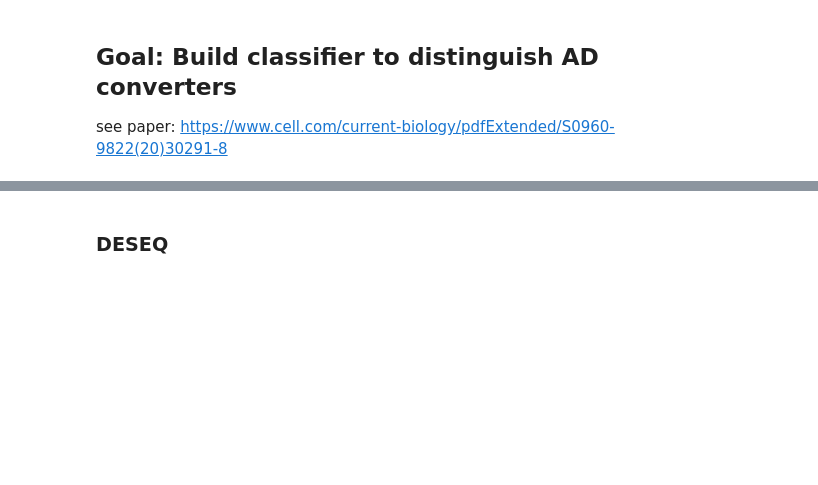
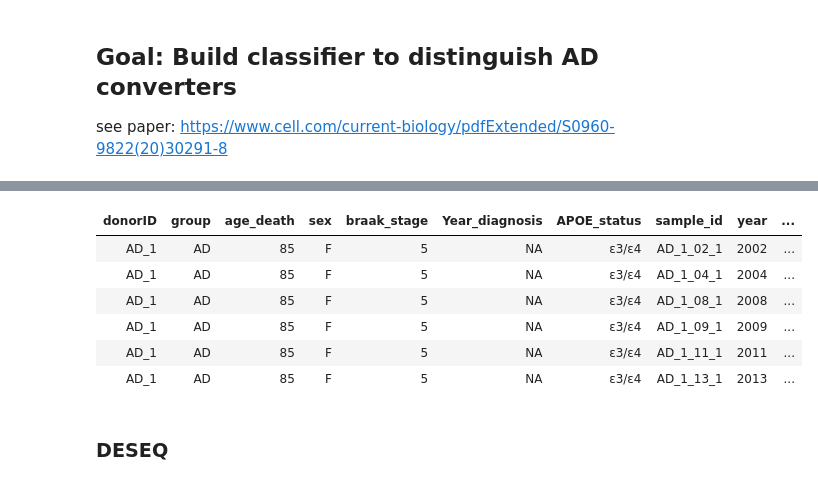
Before and after one commit to nataliedef/cse283_2021, a Jupyter notebook: initial_analysis.ipynb, the cells around one changed output, grey strips where cells are left out. Saved outputs shown, nothing was run; the diff lists cells and outputs as text; code cells hidden in the pictures; blank space fills up the shorter version.

```diff
--- a/initial_analysis.ipynb
+++ b/initial_analysis.ipynb
@@ -103,6 +96,17 @@ Warning message:
 | ENSG00000243485 | RP11-34P13.3 | lincRNA | C_1_01_1 | 0 | C_1 | converter | 91 | F | 3 | ... |
 | ENSG00000274890 | MIR1302-2 | miRNA | C_1_01_1 | 0 | C_1 | converter | 91 | F | 3 | ... |
 | ENSG00000237613 | FAM138A | lincRNA | C_1_01_1 | 0 | C_1 | converter | 91 | F | 3 | ... |
+# %%
+meta.dt %>%
+    filter(donorID == "AD_1")
+# %% [output]
+| donorID | group | age_death | sex | braak_stage | Year_diagnosis | APOE_status | sample_id | year | ... |
+| AD_1 | AD | 85 | F | 5 | NA | ε3/ε4 | AD_1_02_1 | 2002 | ... |
+| AD_1 | AD | 85 | F | 5 | NA | ε3/ε4 | AD_1_04_1 | 2004 | ... |
+| AD_1 | AD | 85 | F | 5 | NA | ε3/ε4 | AD_1_08_1 | 2008 | ... |
+| AD_1 | AD | 85 | F | 5 | NA | ε3/ε4 | AD_1_09_1 | 2009 | ... |
+| AD_1 | AD | 85 | F | 5 | NA | ε3/ε4 | AD_1_11_1 | 2011 | ... |
+| AD_1 | AD | 85 | F | 5 | NA | ε3/ε4 | AD_1_13_1 | 2013 | ... |
 # %% [markdown]
 ### DESEQ
 # %%
```
Also changed, not shown: parts of 13 cells of this notebook.
